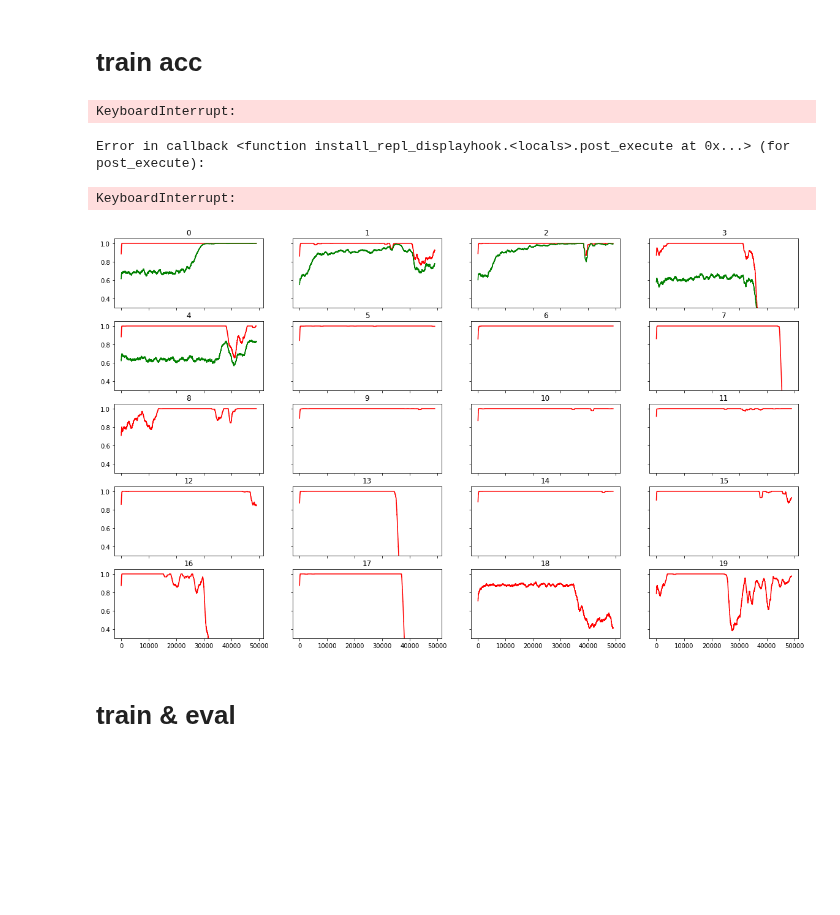
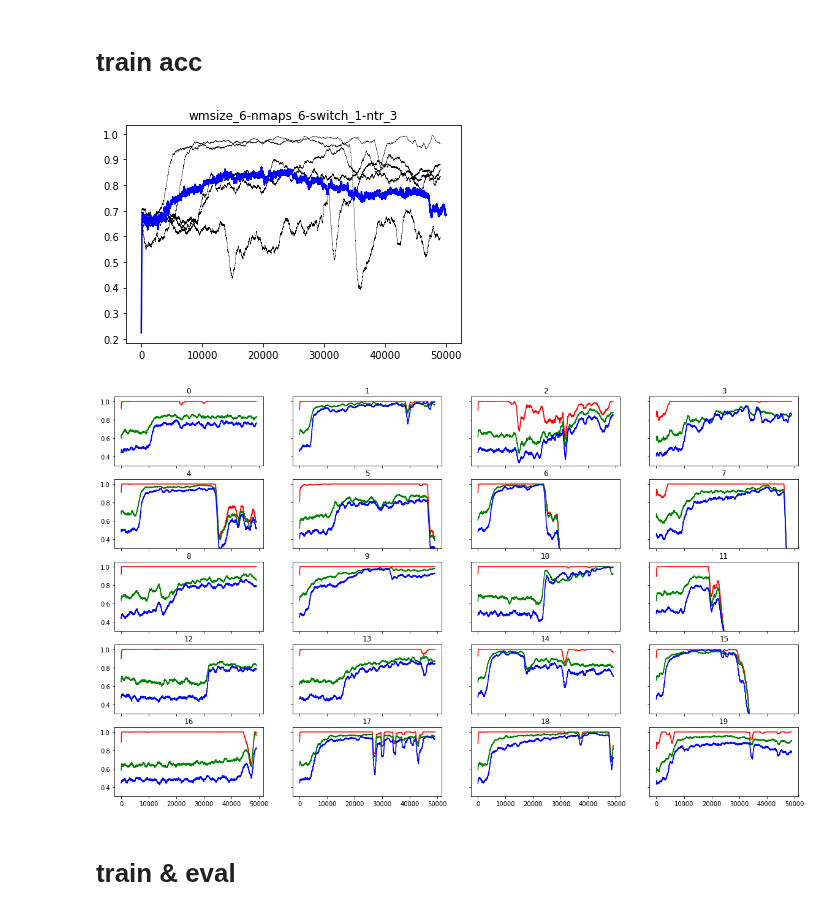
Before and after one commit to andrebeu/PM, a Jupyter notebook: amtask-barcode2.ipynb, the cells around one changed output. Saved outputs shown, nothing was run; the diff lists cells and outputs as text; code cells hidden in the pictures; blank space fills up the shorter version.

Commit message:
amtask

```diff
--- a/amtask-barcode2.ipynb
+++ b/amtask-barcode2.ipynb
@@ -61,26 +67,51 @@ def load_trsc(wmsize,nmaps,switch,ntr,nnets=20):
+# %%
+def plt_group(ax,wmsize,nmaps,switch,ntr,nnets=20):
+
+  MA = mov_avg
+  trial_num = 1
+  nsubs_plt=5
+
+  trsc = load_trsc(wmsize,nmaps,switch,ntr,nnets=20)
+  trac = trsc[:,:,trial_num,nmaps:].mean(-1)
+  M = trac.mean(0)
+
+  ax.plot(MA(M,100),c='b')
+  for s in range(nsubs_plt):
+    ax.plot(MA(trac[s],1000),lw=.3,c='k',zorder=0)
+  return None
+
+
+for wmsize,nmaps,switch,ntr in itertools.product(wmsizeL,nmapsL,switchL,ntrL):
+  plt.close('all')
+  ax = plt.gca()
+  title = 'wmsize_%i-nmaps_%i-switch_%i-ntr_%i'%(wmsize,nmaps,switch,ntr)
+  ax.set_title(title)
+  plt_group(ax,wmsize,nmaps,switch,ntr,nnets=20)
+  plt.savefig('figures/amtask-barcodes2/trac/group-'+title)
+# %% [output]
+[figure, added]
 # %%
+''' plot subjects '''
 nnets_plt = 20
+
 cL = ['r','g','b']
 for wmsize,nmaps,switch,ntr in itertools.product(wmsizeL,nmapsL,switchL,ntrL):
   plt.close('all')
   fig,axarr = plt.subplots(5,4,figsize=(20,12),sharex=True,sharey=True);axarr = axarr.reshape(-1)
 
   for trial in range(ntr):
     for sub in range(nnets_plt):
       ax = axarr[sub]
       ax.set_title(sub)
       trsc = load_trsc_subj(wmsize,nmaps,switch,ntr,sub)
       trac = mov_avg(trsc[:,trial,nmaps:],1000)
       ax.plot(trac,c=cL[trial])
       ax.set_ylim(.3,1.05)
 
   fname = 'wmsize_%i-nmaps_%i-ntr_%i-switch_%i'%(wmsize,nmaps,ntr,switch)
   plt.savefig('figures/amtask-barcodes2/trac/'+fname)
 # %% [output]
-KeyboardInterrupt:
-Error in callback <function install_repl_displayhook.<locals>.post_execute at 0x...> (for post_execute):
-KeyboardInterrupt:
-[figure, old version]
+[figure, new version]
 # %% [markdown]
 # train & eval
 # %%
```
Also changed, not shown: parts of 4 cells of this notebook, 27 other files.
